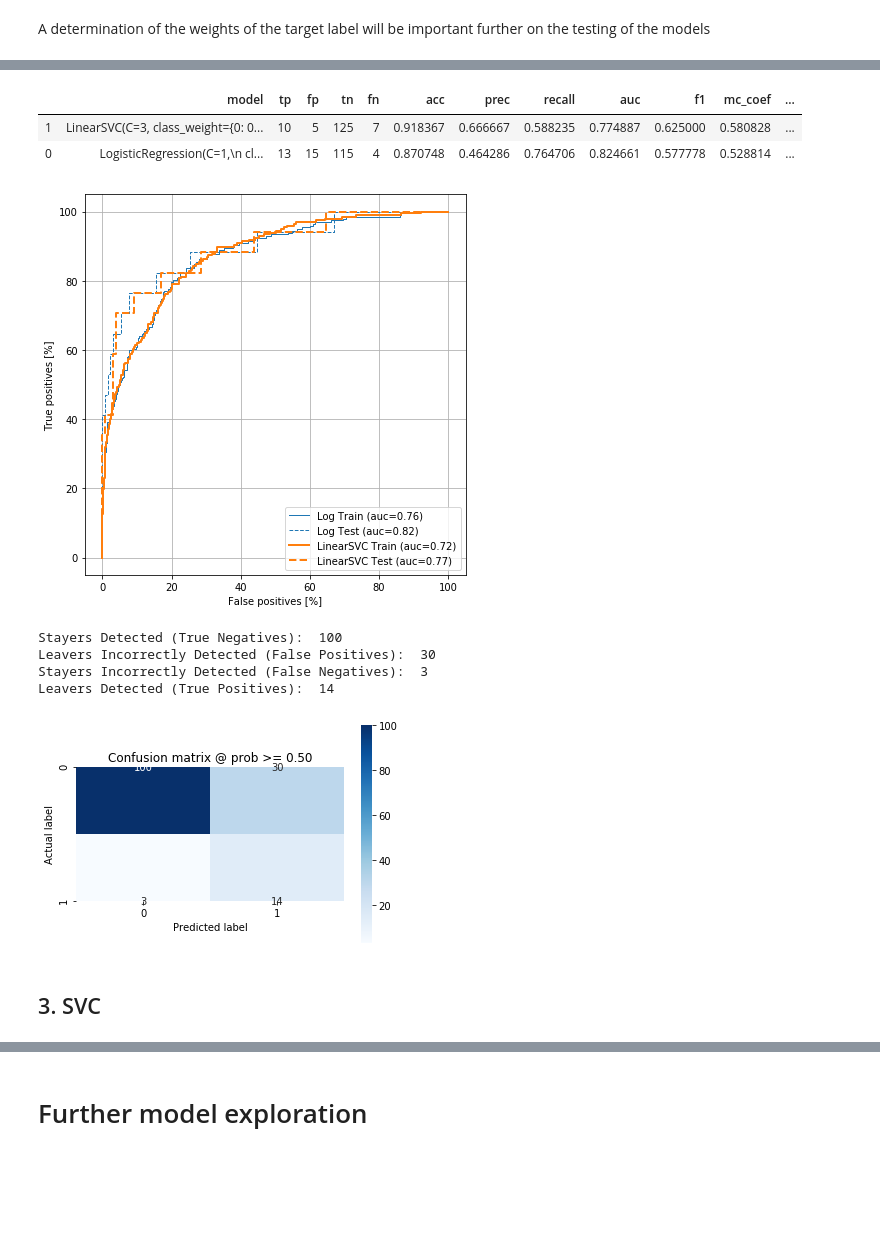
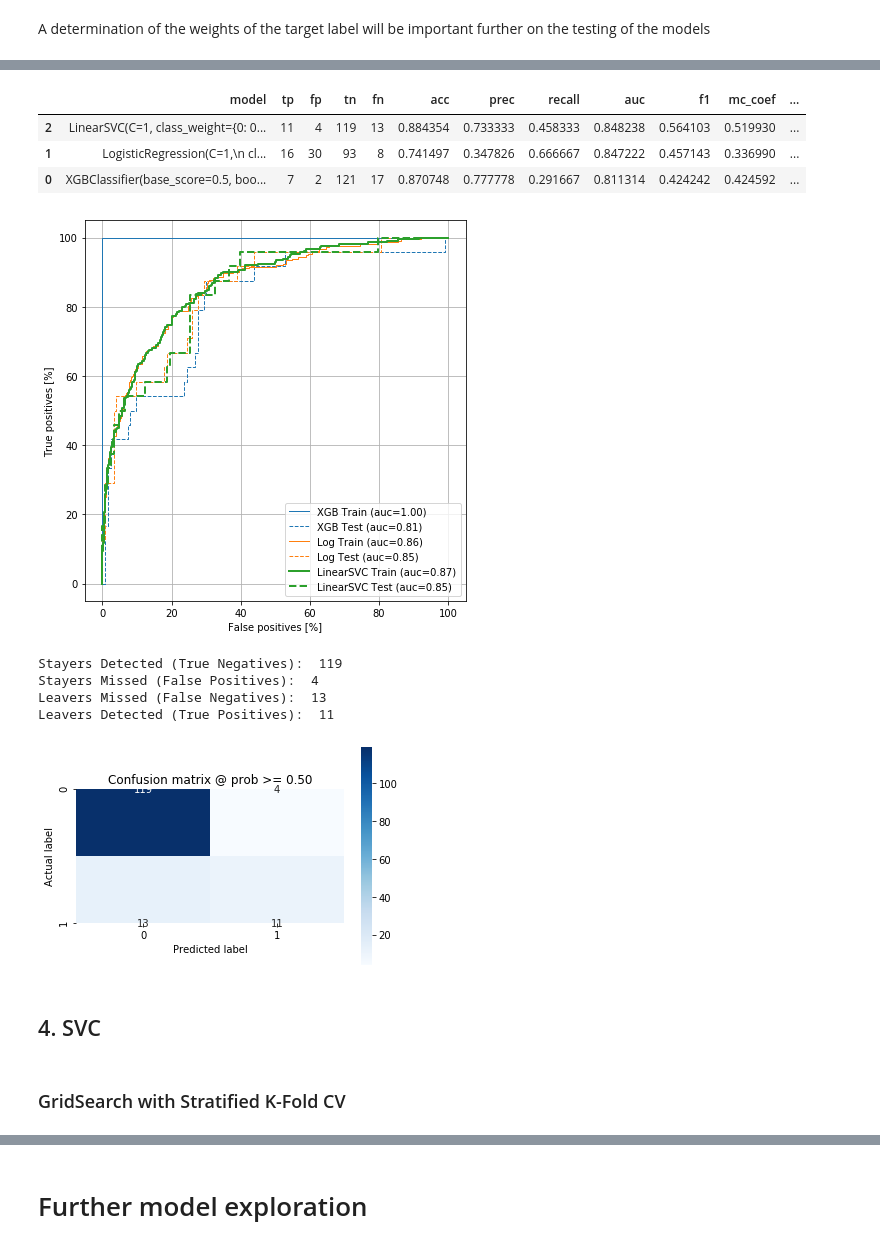
Before and after one commit to HenrikPereira/EDSBproject, a Jupyter notebook: Scripts/Data_models.ipynb, the cells around one changed output, grey strips where cells are left out. Saved outputs shown, nothing was run; the diff lists cells and outputs as text; code cells hidden in the pictures; blank space fills up the shorter version.

Commit message:
Checkpoint predictive data models

```diff
--- a/Scripts/Data_models.ipynb
+++ b/Scripts/Data_models.ipynb
@@ -49,3 +85,6 @@ Pattern "&" cleared.
+# %%
+objects = df.describe(include='O').columns.tolist()
+non_objs = df.describe().columns.tolist()
 # %% [raw]
 fig, axes = plt.subplots(ncols=len(non_objs), figsize=(50,7))
 for ax, col in zip(axes, df[non_objs]):
@@ -82,23 +130,18 @@ First, the dataset has to be split into 3 sets of data so that the following is
 # %%
 # test 10%; val 10%; train 80%
-train_df, test_df = train_test_split(finaldf, test_size=0.1, random_state=123)
-train_df, val_df = train_test_split(train_df, test_size=0.1, random_state=123)
+train_df, test_df = train_test_split(finaldf, test_size=0.1, random_state=123, stratify=finaldf.Attrition_Yes)
 
 # Form np arrays of labels and features
 train_labels = np.array(train_df.pop('Attrition_Yes'))
 bool_train_labels = train_labels != 0
-val_labels = np.array(val_df.pop('Attrition_Yes'))
 test_labels = np.array(test_df.pop('Attrition_Yes'))
 
 train_features = np.array(train_df)
-val_features = np.array(val_df)
 test_features = np.array(test_df)
 
 print('Training labels shape:', train_labels.shape)
-print('Validation labels shape:', val_labels.shape)
 print('Test labels shape:', test_labels.shape)
 print('')
 print('Training features shape:', train_features.shape)
-print('Validation features shape:', val_features.shape)
 print('Test features shape:', test_features.shape)
 # %% [output]
@@ -191,7 +299,13 @@ parameters = [{'solver' : ['sag'],
               'penalty' : ('l1', 'l2'),
               'warm_start' : (True, False),
               'fit_intercept' : [True, False]}]
-grid_s = sklearn.model_selection.GridSearchCV(m_log, parameters, cv=10, refit=True, n_jobs=6, verbose=1)
+
+grid_s = sklearn.model_selection.GridSearchCV(m_log, parameters, n_jobs=6,
+                                              cv=StratifiedKFold(n_splits=5,
+                                                                 shuffle=True),
+                                              scoring='f1',
+                                              refit=True,
+                                              verbose=1)
 grid_s.fit(train_features, train_labels)
 print(grid_s.best_estimator_)
 model_logistic = grid_s.best_estimator_
@@ -255,7 +366,12 @@ parameters = [{'C' : [i for i in range(1,10,2)],
                'penalty' : ['l1', 'l2'],
                'max_iter': [10000, 100000, 1000000]}]
 
-grid_s = sklearn.model_selection.GridSearchCV(m_LinearSVC, parameters, cv=10, refit=True, n_jobs=-1, verbose=1)
+grid_s = sklearn.model_selection.GridSearchCV(m_LinearSVC, parameters, n_jobs=6,
+                                              cv=StratifiedKFold(n_splits=5,
+                                                                 shuffle=True),
+                                              scoring='f1',
+                                              refit=True,
+                                              verbose=1)
 grid_s.fit(train_features, train_labels)
 print(grid_s.best_estimator_)
 model_LinearSVC = grid_s.best_estimator_
@@ -269,34 +385,40 @@ LinearSVC(C=3, class_weight={0: 0.5991943605236657, 1: 3.0203045685279184},
           loss='squared_hinge', max_iter=10000, multi_class='ovr', penalty='l1',
           random_state=0, tol=0.0001, verbose=0)
 # %%
-models_summary = save_metrics(models_summary, model_LinearSVC, test_labels, model_LinearSVC.decision_function(test_features)>0.5)
+models_summary = save_metrics(models_summary, model_LinearSVC, test_labels, model_LinearSVC.decision_function(test_features))
 models_summary.sort_values(by=['f1', 'auc', 'prec'], ascending=False)
 # %% [output]
 |  | model | tp | fp | tn | fn | acc | prec | recall | auc | f1 | mc_coef | ... |
-| 1 | LinearSVC(C=3, class_weight={0: 0... | 10 | 5 | 125 | 7 | 0.918367 | 0.666667 | 0.588235 | 0.774887 | 0.625000 | 0.580828 | ... |
-| 0 | LogisticRegression(C=1,\n cl... | 13 | 15 | 115 | 4 | 0.870748 | 0.464286 | 0.764706 | 0.824661 | 0.577778 | 0.528814 | ... |
+| 2 | LinearSVC(C=1, class_weight={0: 0... | 11 | 4 | 119 | 13 | 0.884354 | 0.733333 | 0.458333 | 0.848238 | 0.564103 | 0.519930 | ... |
+| 1 | LogisticRegression(C=1,\n cl... | 16 | 30 | 93 | 8 | 0.741497 | 0.347826 | 0.666667 | 0.847222 | 0.457143 | 0.336990 | ... |
+| 0 | XGBClassifier(base_score=0.5, boo... | 7 | 2 | 121 | 17 | 0.870748 | 0.777778 | 0.291667 | 0.811314 | 0.424242 | 0.424592 | ... |
 # %%
 plt.figure(figsize=(7, 7))
-plot_roc("Log Train", train_labels, model_logistic.decision_function(train_features), lcolor=colors[0], lwidth=1)
-plot_roc("Log Test", test_labels, model_logistic.decision_function(test_features), lcolor=colors[0], lstyle='--', lwidth=1)
+plot_roc("XGB Train", train_labels, model_XGB.predict_proba(train_features)[:, 1], lcolor=colors[0], lwidth=1)
+plot_roc("XGB Test", test_labels, model_XGB.predict_proba(test_features)[:, 1], lcolor=colors[0], lstyle='--', lwidth=1)
 
-plot_roc("LinearSVC Train", train_labels, model_LinearSVC.decision_function(train_features), lcolor=colors[1])
-plot_roc("LinearSVC Test", test_labels, model_LinearSVC.decision_function(test_features), lcolor=colors[1], lstyle='--')
+plot_roc("Log Train", train_labels, model_logistic.predict_proba(train_features)[:, 1], lcolor=colors[1], lwidth=1)
+plot_roc("Log Test", test_labels, model_logistic.predict_proba(test_features)[:, 1], lcolor=colors[1], lstyle='--', lwidth=1)
+
+plot_roc("LinearSVC Train", train_labels, model_LinearSVC.decision_function(train_features), lcolor=colors[2])
+plot_roc("LinearSVC Test", test_labels, model_LinearSVC.decision_function(test_features), lcolor=colors[2], lstyle='--')
 plt.legend(loc='lower right')
 plt.show()
 
-plot_cm(test_labels, model_LinearSVC.predict(test_features))
+plot_cm(test_labels, model_LinearSVC.decision_function(test_features))
 # %% [output]
-[figure, old version]
+[figure, new version]
-Stayers Detected (True Negatives):  100
-Leavers Incorrectly Detected (False Positives):  30
-Stayers Incorrectly Detected (False Negatives):  3
-Leavers Detected (True Positives):  14
+Stayers Detected (True Negatives):  119
+Stayers Missed (False Positives):  4
+Leavers Missed (False Negatives):  13
+Leavers Detected (True Positives):  11
-[figure, old version]
+[figure, new version]
 # %% [markdown]
-## 3. SVC
+## 4. SVC
 # %%
 from sklearn.svm import SVC
+# %% [markdown]
+### GridSearch with Stratified K-Fold CV
 # %%
 m_SVC = SVC(probability=True,
             tol=0.001,
```
Also changed, not shown: parts of 94 cells of this notebook, 3 other files.
